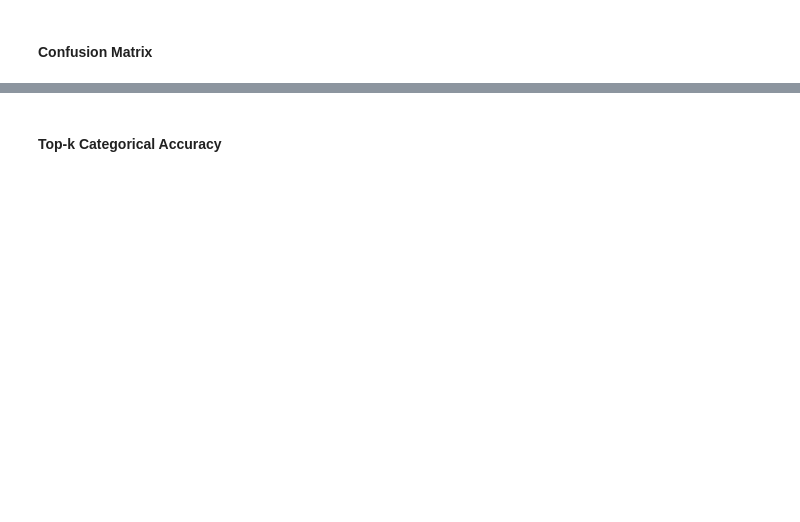
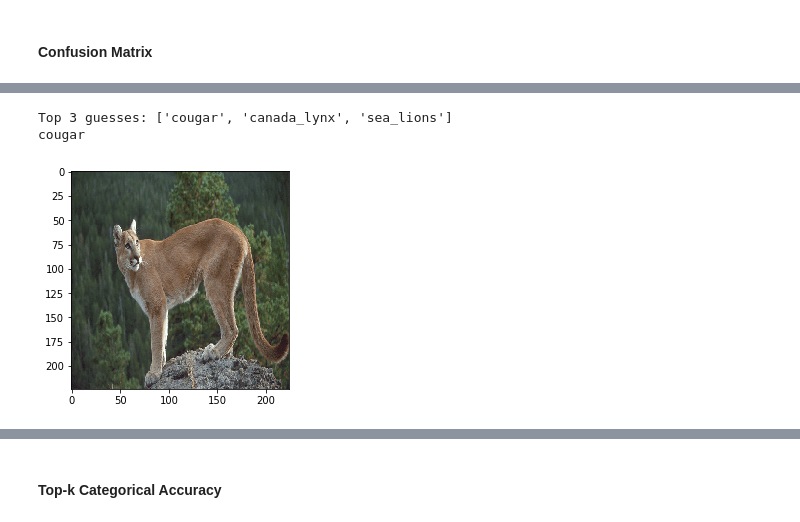
Before and after one commit to johnmarkdaniels/flatiron_final_project, a Jupyter notebook: daniels_final_project.ipynb, the cells around one changed output, grey strips where cells are left out. Drawn from its saved outputs; the diff is of its cells as text; code cells hidden in the pictures; blank space fills up the shorter version.

```diff
--- a/daniels_final_project.ipynb
+++ b/daniels_final_project.ipynb
@@ -406,9 +772,8 @@ for i,layer in enumerate(new_model.layers):
+# %%
+multi_class_model.compile(optimizer='Adam',loss='categorical_crossentropy',metrics=['accuracy', top3_acc])
 # %%
-multi_class_model.compile(optimizer='Adam',loss='categorical_crossentropy',metrics=['accuracy'])
-
-# step_size_train=train_generator.n//train_generator.batch_size
-multi_class_model.fit(X_train,
-          y_train,
-          epochs=100,
-          batch_size=60,
-          validation_data=(X_val, y_val))
+multi_class_model_1 = multi_class_model.fit(X_train,
+                                          y_train,
+                                          epochs=1, #100
+                                          batch_size=20, #60
+                                          validation_data=(X_val, y_val))
@@ -414,0 +788,10 @@ multi_class_model.fit(X_train,
+# %%
+from numpy import loadtxt
+from keras.models import load_model
+
+
+multi_class_model.load_weights('/Users/j.markdaniels/iCloud Drive (Archive)/Desktop/Flatiron/projects/Final_Project/final_project/flatiron_final_project/inception_multiple_classes.h5')
+
+# model = load_model('/Users/j.markdaniels/iCloud Drive (Archive)/Desktop/Flatiron/projects/Final_Project/final_project/flatiron_final_project/inception_multiple_classes.h5')
+
+multi_class_model.summary()
@@ -422,3 +833,6 @@ multi_class_model.evaluate(X_test, y_test)
 #### Confusion Matrix
 # %%
 predictions_transfer = multi_class_model.predict(X_test)
+# %%
+labels = [label for label in multi_data_te.class_indices]
+labels
@@ -424,0 +860,14 @@ predictions_transfer = multi_class_model.predict(X_test)
+# %%
+
+
+k = 3
+i=890
+top_k_predictions = [x[:k] for x in (-predictions_transfer).argsort()]
+top_values_index=top_k_predictions[i]
+plt.imshow(X_test[i])
+print('Top 3 guesses: {}'.format([labels[i].replace('_test','') for i in top_values_index]))
+print(labels[y_test[i].argmax()].replace('_test',''))
+# %% [output]
+Top 3 guesses: ['cougar', 'canada_lynx', 'sea_lions']
+cougar
+[figure, added]
```
Also changed, not shown: parts of 116 cells of this notebook, 2 other files.
